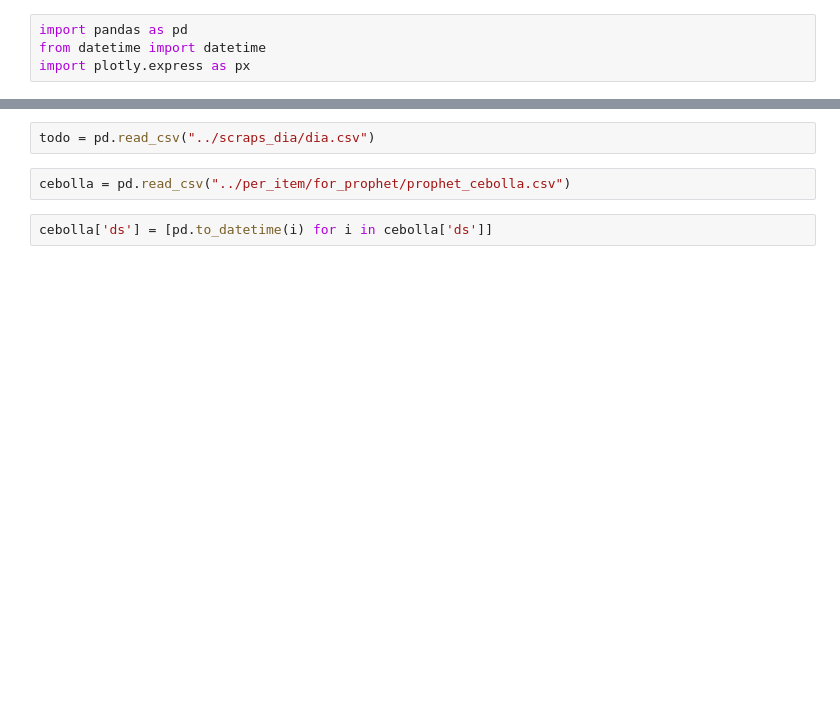
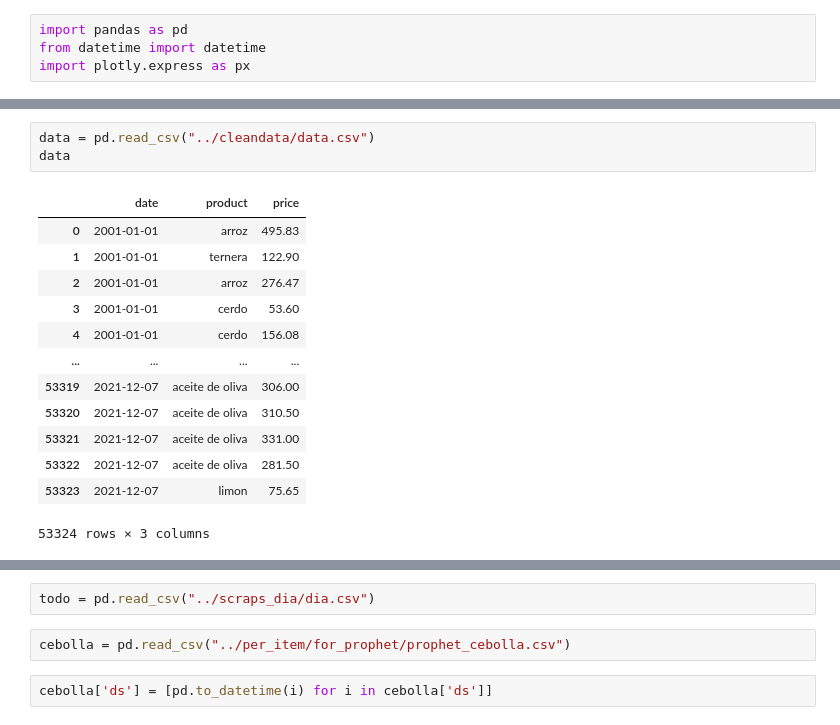
Before and after one commit to Andrestart/buysmart, a Jupyter notebook: mydata/cleandata/calculos.ipynb, the cells around one changed output, grey strips where cells are left out. Saved outputs shown, nothing was run; the diff lists cells and outputs as text; blank space fills up the shorter version.

```diff
--- a/mydata/cleandata/calculos.ipynb
+++ b/mydata/cleandata/calculos.ipynb
@@ -10,0 +5,17 @@ px.line(ajo, x='ds', y='yhat')
+# %%
+data = pd.read_csv("../cleandata/data.csv")
+data
+# %% [output]
+|  | date | product | price |
+| 0 | 2001-01-01 | arroz | 495.83 |
+| 1 | 2001-01-01 | ternera | 122.90 |
+| 2 | 2001-01-01 | arroz | 276.47 |
+| 3 | 2001-01-01 | cerdo | 53.60 |
+| 4 | 2001-01-01 | cerdo | 156.08 |
+| ... | ... | ... | ... |
+| 53319 | 2021-12-07 | aceite de oliva | 306.00 |
+| 53320 | 2021-12-07 | aceite de oliva | 310.50 |
+| 53321 | 2021-12-07 | aceite de oliva | 331.00 |
+| 53322 | 2021-12-07 | aceite de oliva | 281.50 |
+| 53323 | 2021-12-07 | limon | 75.65 |
+53324 rows × 3 columns
```
Also changed, not shown: parts of 3 cells of this notebook, 10 other files.
